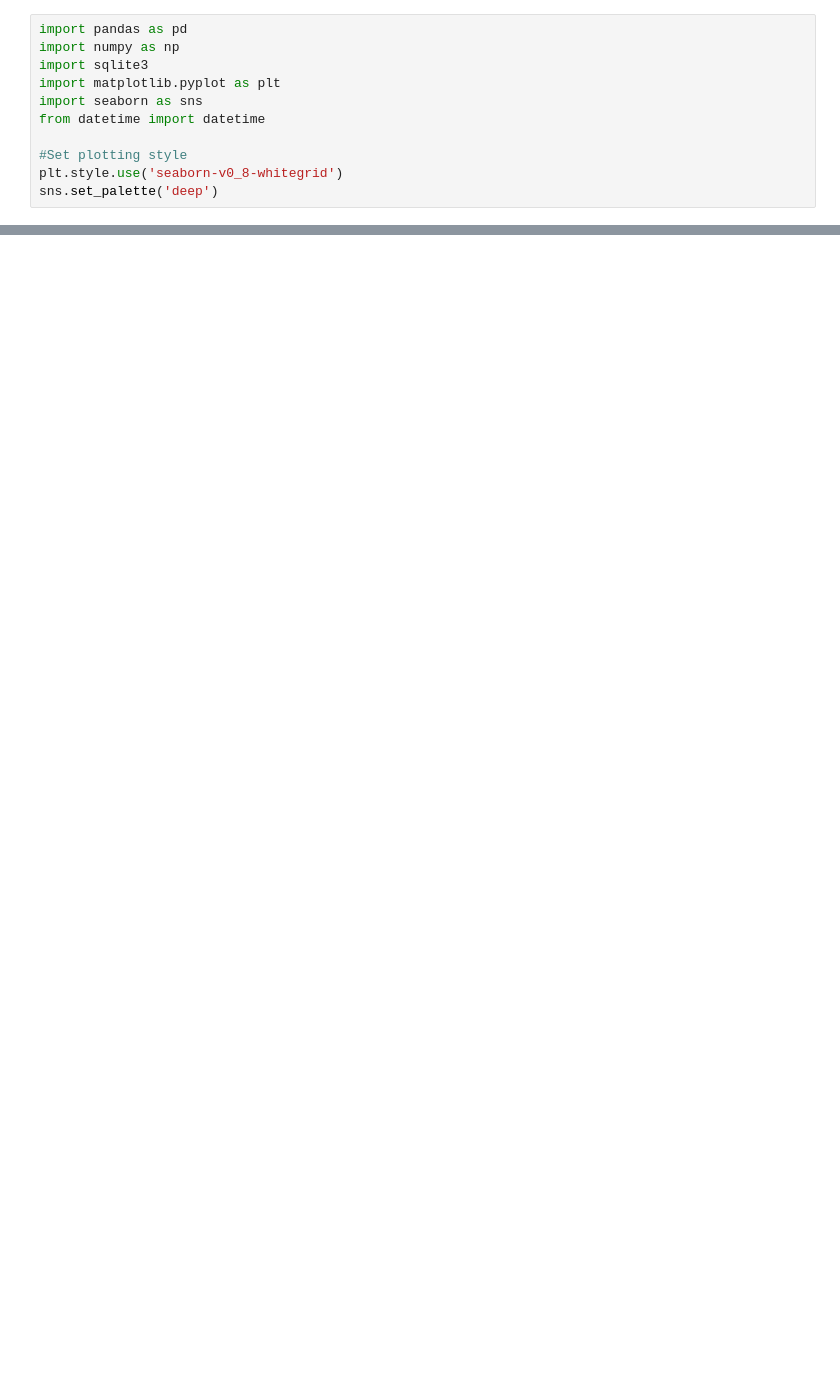
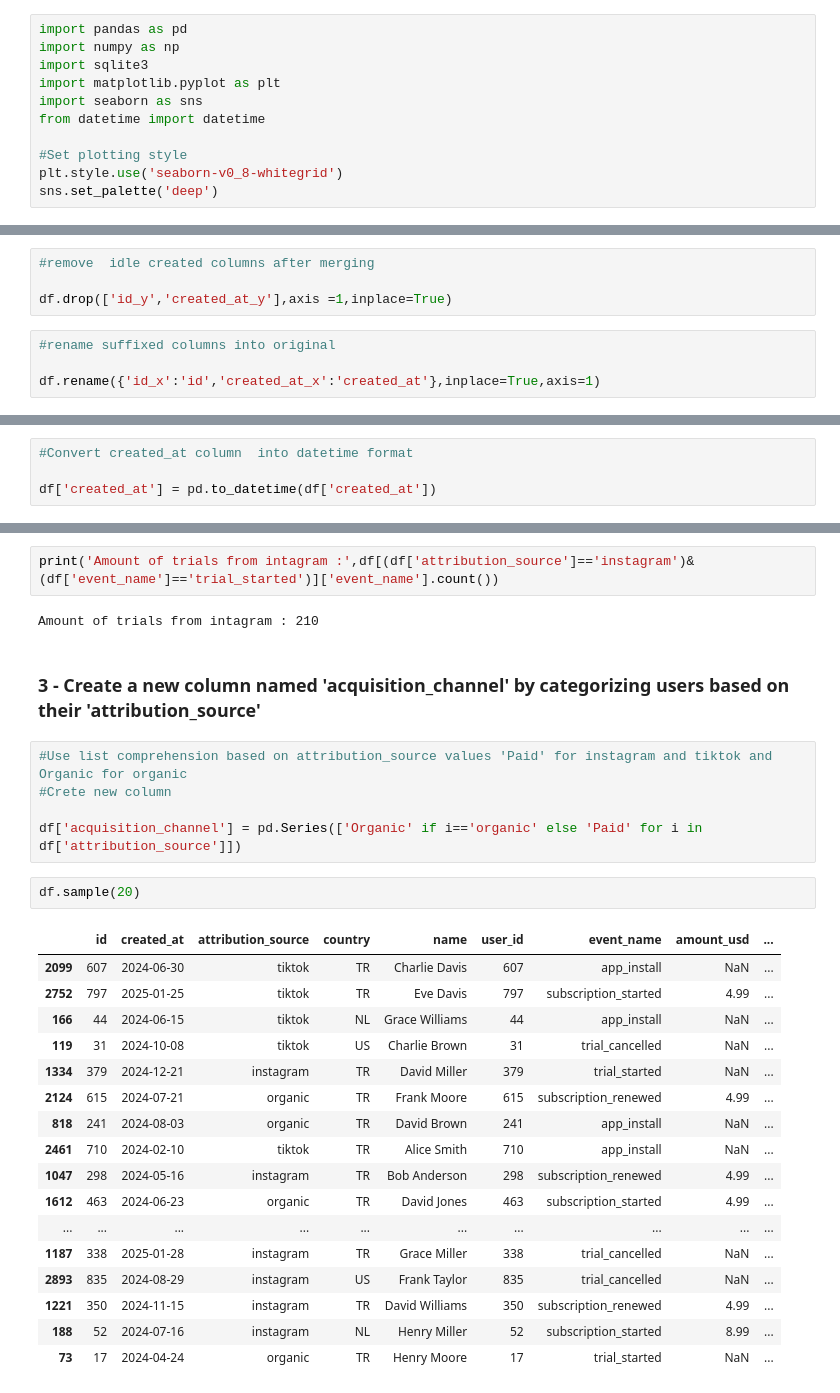
Before and after one commit to euphratesk/cornP, a Jupyter notebook: Case-Study PapCorns.ipynb, the cells around one changed output, grey strips where cells are left out. Saved outputs shown, nothing was run; the diff lists cells and outputs as text; blank space fills up the shorter version.

```diff
--- a/Case-Study PapCorns.ipynb
+++ b/Case-Study PapCorns.ipynb
@@ -11,0 +227,8 @@ sns.set_palette('deep')
+# %%
+#remove  idle created columns after merging
+
+df.drop(['id_y','created_at_y'],axis =1,inplace=True)
+# %%
+#rename suffixed columns into original
+
+df.rename({'id_x':'id','created_at_x':'created_at'},inplace=True,axis=1)
@@ -11,0 +251,4 @@ sns.set_palette('deep')
+# %%
+#Convert created_at column  into datetime format
+
+df['created_at'] = pd.to_datetime(df['created_at'])
@@ -11,0 +303,31 @@ sns.set_palette('deep')
+# %%
+print('Amount of trials from intagram :',df[(df['attribution_source']=='instagram')&(df['event_name']=='trial_started')]['event_name'].count())
+# %% [output]
+Amount of trials from intagram : 210
+# %% [markdown]
+### 3 - Create a new column named 'acquisition_channel' by categorizing users based on their 'attribution_source'
+# %%
+#Use list comprehension based on attribution_source values 'Paid' for instagram and tiktok and Organic for organic
+#Crete new column
+
+df['acquisition_channel'] = pd.Series(['Organic' if i=='organic' else 'Paid' for i in df['attribution_source']])
+# %%
+df.sample(20)
+# %% [output]
+|  | id | created_at | attribution_source | country | name | user_id | event_name | amount_usd | ... |
+| 2099 | 607 | 2024-06-30 | tiktok | TR | Charlie Davis | 607 | app_install | NaN | ... |
+| 2752 | 797 | 2025-01-25 | tiktok | TR | Eve Davis | 797 | subscription_started | 4.99 | ... |
+| 166 | 44 | 2024-06-15 | tiktok | NL | Grace Williams | 44 | app_install | NaN | ... |
+| 119 | 31 | 2024-10-08 | tiktok | US | Charlie Brown | 31 | trial_cancelled | NaN | ... |
+| 1334 | 379 | 2024-12-21 | instagram | TR | David Miller | 379 | trial_started | NaN | ... |
+| 2124 | 615 | 2024-07-21 | organic | TR | Frank Moore | 615 | subscription_renewed | 4.99 | ... |
+| 818 | 241 | 2024-08-03 | organic | TR | David Brown | 241 | app_install | NaN | ... |
+| 2461 | 710 | 2024-02-10 | tiktok | TR | Alice Smith | 710 | app_install | NaN | ... |
+| 1047 | 298 | 2024-05-16 | instagram | TR | Bob Anderson | 298 | subscription_renewed | 4.99 | ... |
+| 1612 | 463 | 2024-06-23 | organic | TR | David Jones | 463 | subscription_started | 4.99 | ... |
+| ... | ... | ... | ... | ... | ... | ... | ... | ... | ... |
+| 1187 | 338 | 2025-01-28 | instagram | TR | Grace Miller | 338 | trial_cancelled | NaN | ... |
+| 2893 | 835 | 2024-08-29 | instagram | US | Frank Taylor | 835 | trial_cancelled | NaN | ... |
+| 1221 | 350 | 2024-11-15 | instagram | TR | David Williams | 350 | subscription_renewed | 4.99 | ... |
+| 188 | 52 | 2024-07-16 | instagram | NL | Henry Miller | 52 | subscription_started | 8.99 | ... |
+| 73 | 17 | 2024-04-24 | organic | TR | Henry Moore | 17 | trial_started | NaN | ... |
```
Also changed, not shown: parts of 49 cells of this notebook.
